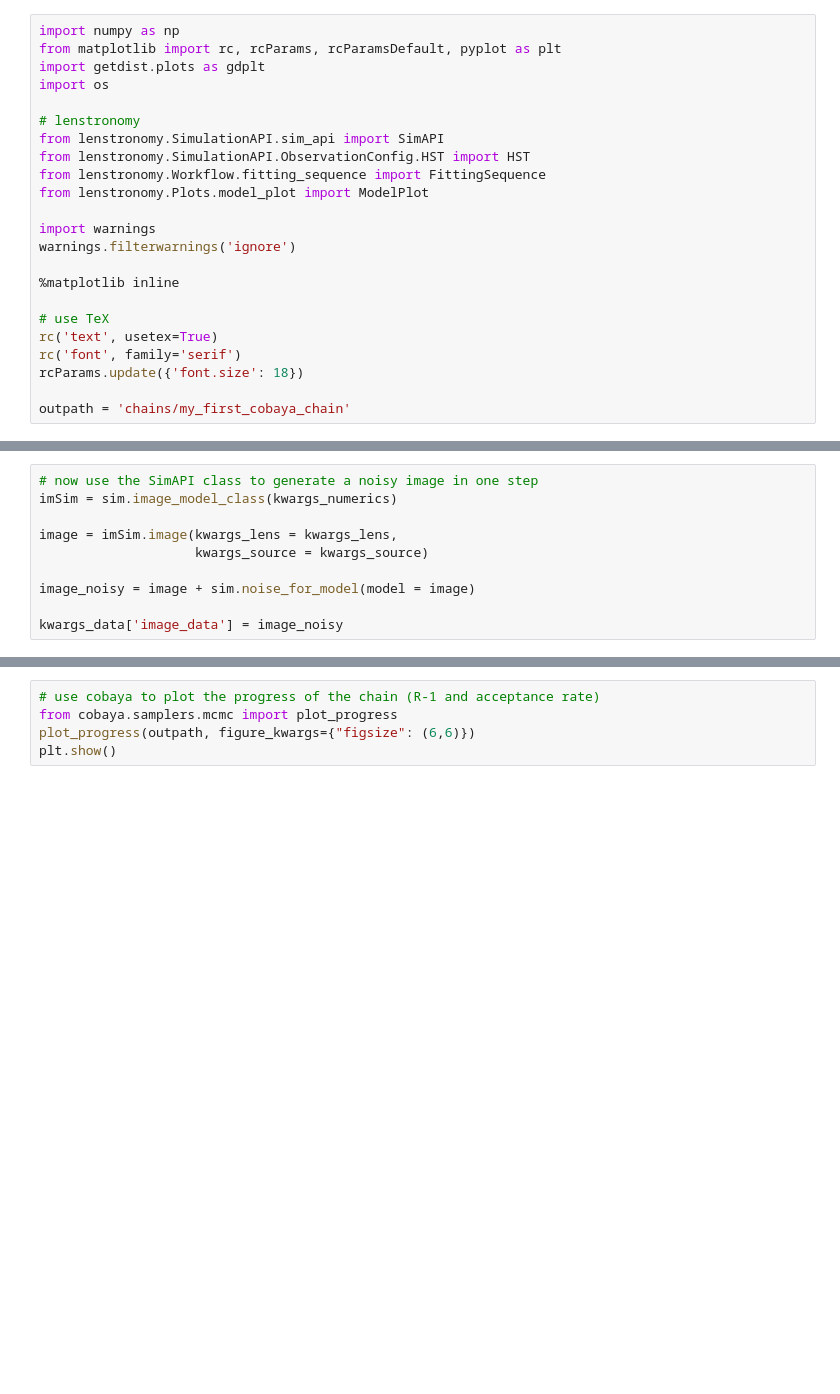
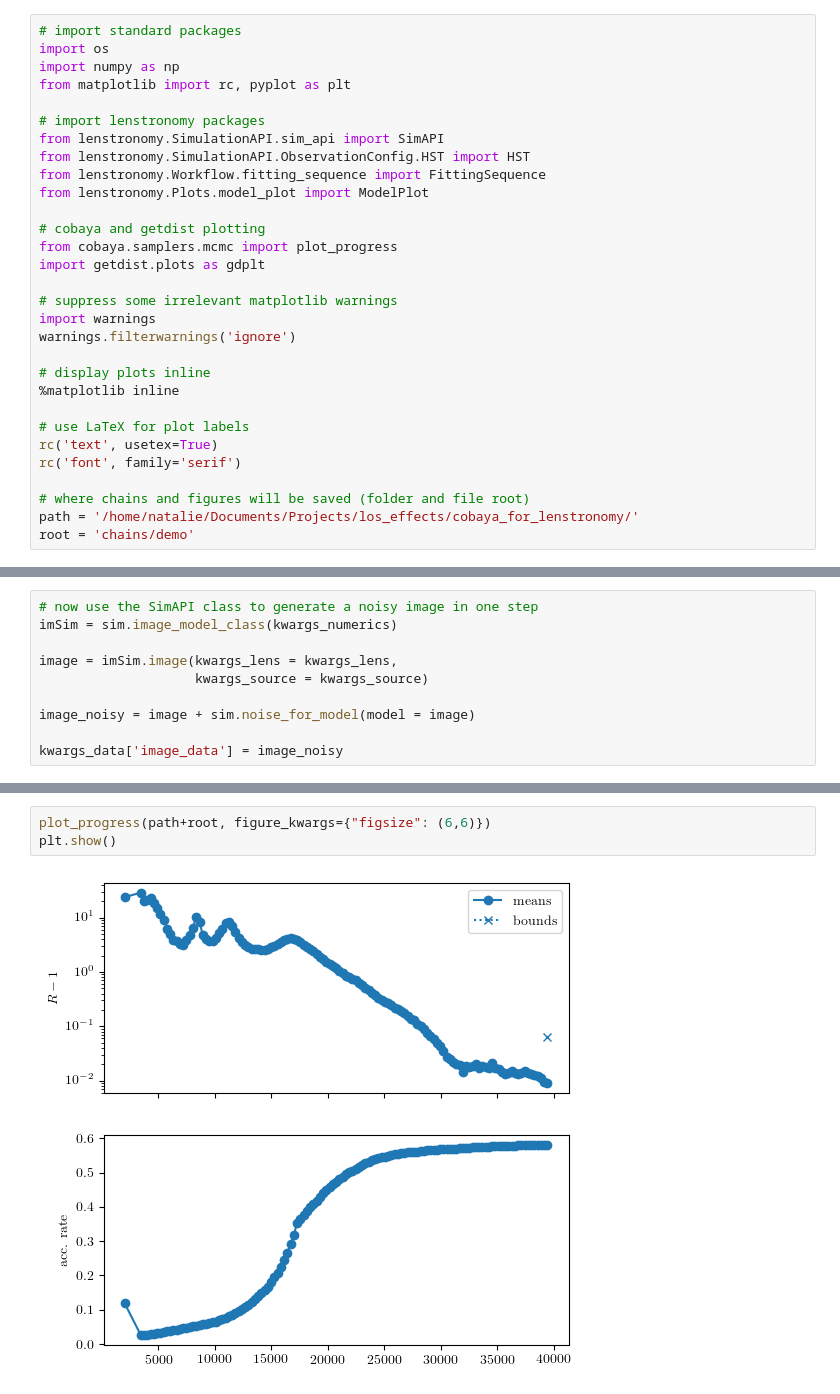
Before and after one commit to nataliehogg/cobaya_for_lenstronomy, a Jupyter notebook: cobaya_demo.ipynb, the cells around one changed output, grey strips where cells are left out. Drawn from its saved outputs; the diff is of its cells as text; blank space fills up the shorter version.

Commit message:
update demo

```diff
--- a/cobaya_demo.ipynb
+++ b/cobaya_demo.ipynb
@@ -38,26 +47,33 @@ There are (at least) three reasons why you should consider using `Cobaya` :
 # %% [markdown]
 ## Set up <a name="setup"></a>
 # %%
+# import standard packages
+import os
 import numpy as np
-from matplotlib import rc, rcParams, rcParamsDefault, pyplot as plt
-import getdist.plots as gdplt
-import os
+from matplotlib import rc, pyplot as plt
 
-# lenstronomy
+# import lenstronomy packages
 from lenstronomy.SimulationAPI.sim_api import SimAPI
 from lenstronomy.SimulationAPI.ObservationConfig.HST import HST
 from lenstronomy.Workflow.fitting_sequence import FittingSequence
 from lenstronomy.Plots.model_plot import ModelPlot
 
+# cobaya and getdist plotting
+from cobaya.samplers.mcmc import plot_progress
+import getdist.plots as gdplt
+
+# suppress some irrelevant matplotlib warnings
 import warnings
 warnings.filterwarnings('ignore')
 
+# display plots inline
 %matplotlib inline
 
-# use TeX
+# use LaTeX for plot labels
 rc('text', usetex=True)
 rc('font', family='serif')
-rcParams.update({'font.size': 18})
 
-outpath = 'chains/my_first_cobaya_chain'
+# where chains and figures will be saved (folder and file root)
+path = '/home/natalie/Documents/Projects/los_effects/cobaya_for_lenstronomy/'
+root = 'chains/demo'
 # %% [markdown]
@@ -310,5 +371,5 @@ UnboundLocalError: local variable 'sampler' referenced before assignment
 # %%
-# use cobaya to plot the progress of the chain (R-1 and acceptance rate)
-from cobaya.samplers.mcmc import plot_progress
-plot_progress(outpath, figure_kwargs={"figsize": (6,6)})
+plot_progress(path+root, figure_kwargs={"figsize": (6,6)})
 plt.show()
+# %% [output]
+[figure, added]
```
Also changed, not shown: parts of 43 cells of this notebook.
